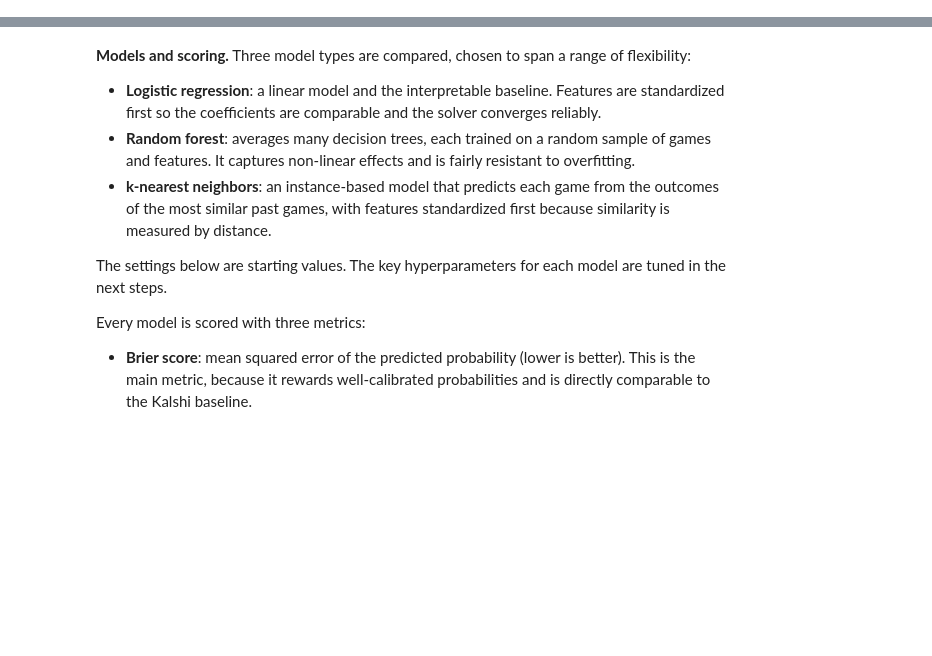
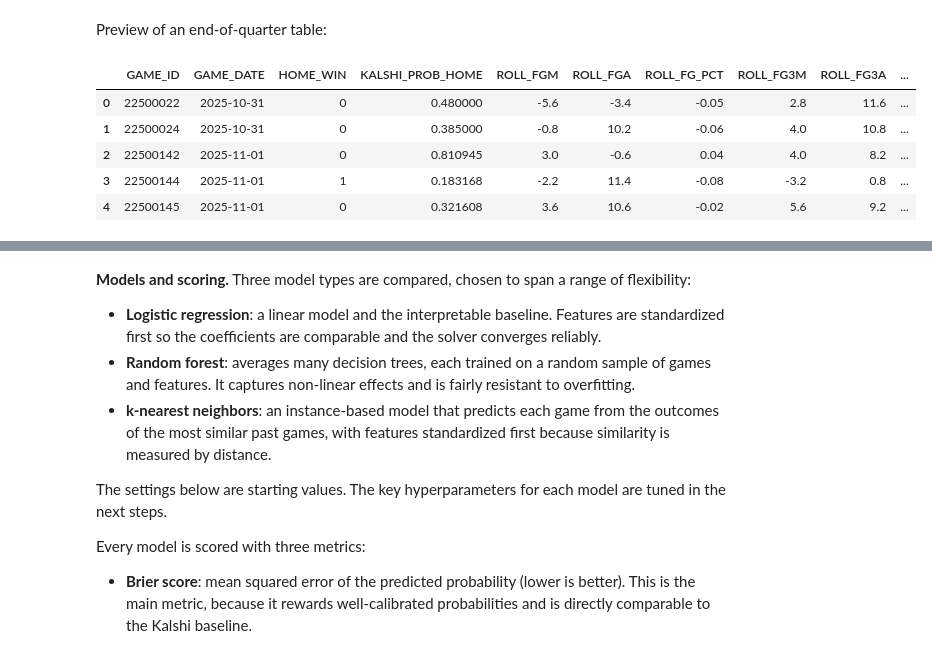
Before and after one commit to brad-hof/Milestone2, a Jupyter notebook: Notebooks/supervised_section.ipynb, the cells around one changed output, grey strips where cells are left out. Saved outputs shown, nothing was run; the diff lists cells and outputs as text; code cells hidden in the pictures; blank space fills up the shorter version.

```diff
--- a/Notebooks/supervised_section.ipynb
+++ b/Notebooks/supervised_section.ipynb
@@ -163,6 +0,0 @@ kalshi_long.groupby("CHECKPOINT", sort=False).apply(market_summary, include_grou
-# %%
-for checkpoint in IN_GAME:
-    home = in_game[checkpoint][in_game[checkpoint]["MATCHUP"].str.contains("vs.")]
-    not_tied = home["PLUS_MINUS"] != 0
-    leader_wins = ((home["PLUS_MINUS"] > 0) == (home["WL"] == "W"))[not_tied].mean()
-    print(f"{checkpoint}: leader wins {leader_wins:.1%}  ({not_tied.sum()} non-tied games)")
@@ -192,20 +0,0 @@ print(main["_pre-game"].columns.tolist())
-# %%
-ROLL_PREFIX = f"{ROLLING_WINDOW}_game_roll_avg_"
-
-# recompute one team's rolling stats from the raw box scores, using only prior games
-team = full["TEAM_ID"].iloc[0]
-f = full[full["TEAM_ID"] == team].sort_values("GAME_DATE").set_index("GAME_ID")
-prior = f[["FGM", "FGA"]].shift(1).rolling(ROLLING_WINDOW)
-
-expected = pd.DataFrame({
-    "FGM": prior.mean()["FGM"],
-    "FG_PCT": prior.sum()["FGM"] / prior.sum()["FGA"],
-})
-
-from_file = (rolling_avg[rolling_avg["TEAM_ID"] == team].set_index("GAME_ID")[[f"{ROLL_PREFIX}FGM", f"{ROLL_PREFIX}FG_PCT"]])
-from_file.columns = ["FGM", "FG_PCT"]
-
-check = expected.join(from_file, lsuffix="_expected", rsuffix="_file", how="inner")
-print(f"games compared:  {len(check)}")
-print(f"max FGM diff:    {(check['FGM_expected'] - check['FGM_file']).abs().max():.4f}")
-print(f"max FG_PCT diff: {(check['FG_PCT_expected'] - check['FG_PCT_file']).abs().max():.4f}")
@@ -335,0 +32,11 @@ Trains two model types on each of the three feature sets at all four checkpoints
+# %% [markdown]
+Preview of an end-of-quarter table:
+# %%
+tables["endq1"].head()
+# %% [output]
+|  | GAME_ID | GAME_DATE | HOME_WIN | KALSHI_PROB_HOME | ROLL_FGM | ROLL_FGA | ROLL_FG_PCT | ROLL_FG3M | ROLL_FG3A | ... |
+| 0 | 22500022 | 2025-10-31 | 0 | 0.480000 | -5.6 | -3.4 | -0.05 | 2.8 | 11.6 | ... |
+| 1 | 22500024 | 2025-10-31 | 0 | 0.385000 | -0.8 | 10.2 | -0.06 | 4.0 | 10.8 | ... |
+| 2 | 22500142 | 2025-11-01 | 0 | 0.810945 | 3.0 | -0.6 | 0.04 | 4.0 | 8.2 | ... |
+| 3 | 22500144 | 2025-11-01 | 1 | 0.183168 | -2.2 | 11.4 | -0.08 | -3.2 | 0.8 | ... |
+| 4 | 22500145 | 2025-11-01 | 0 | 0.321608 | 3.6 | 10.6 | -0.02 | 5.6 | 9.2 | ... |
```
Also changed, not shown: parts of 55 cells of this notebook, 5 other files.
